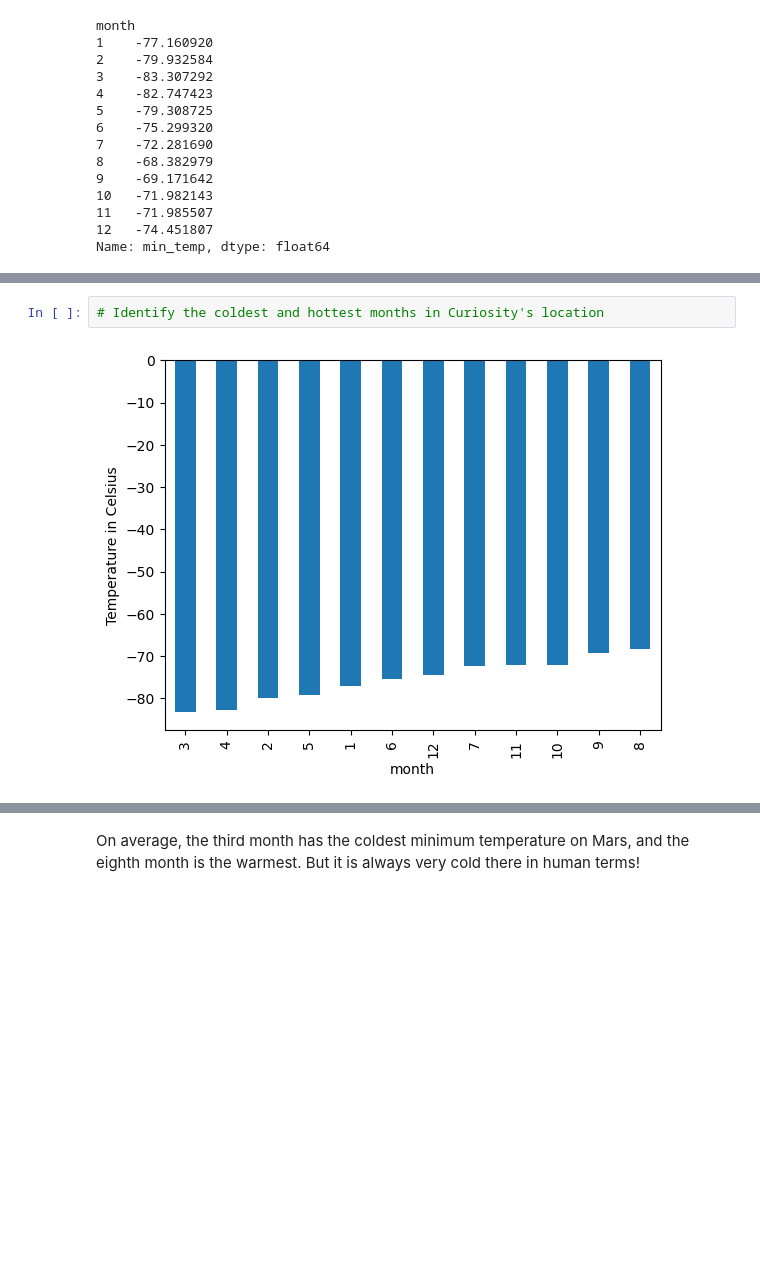
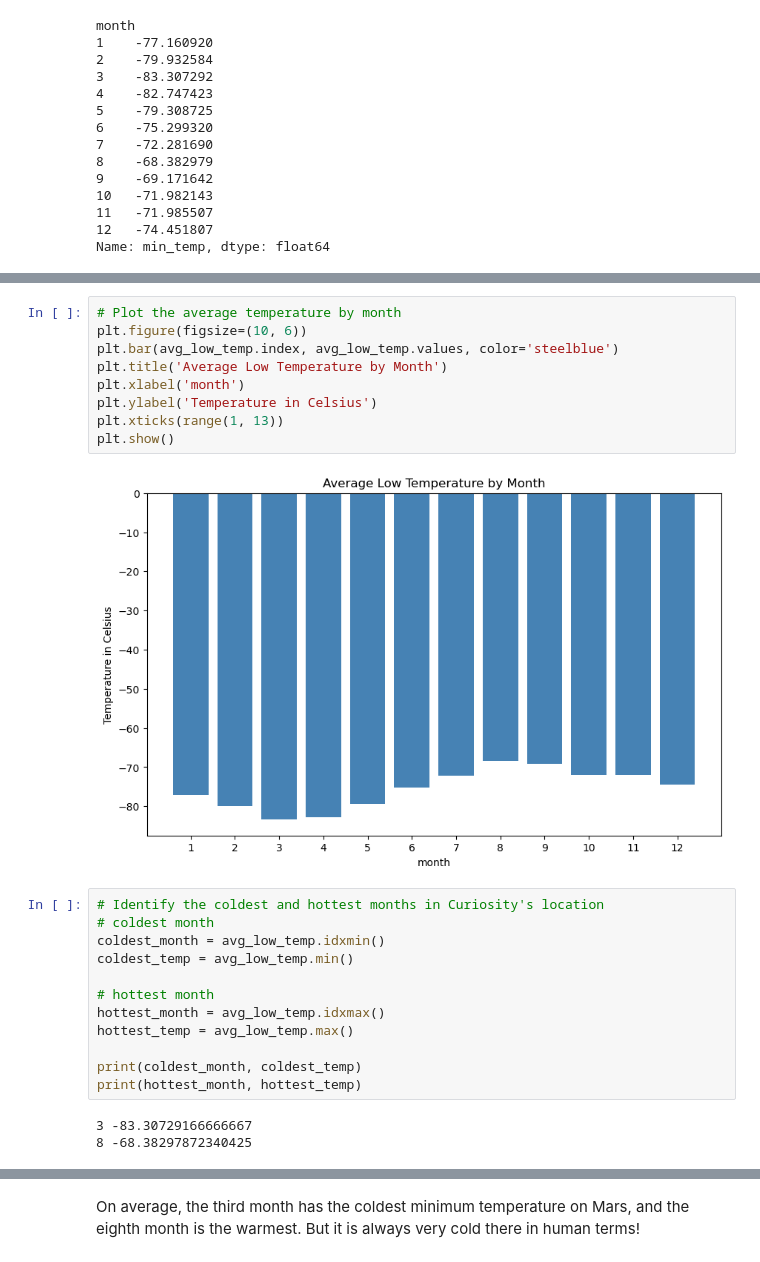
Before and after one commit to teelam1910/data_collection-analysis, a Jupyter notebook: part_2_mars_weather.ipynb, the cells around one changed output, grey strips where cells are left out. Saved outputs shown, nothing was run; the diff lists cells and outputs as text; blank space fills up the shorter version.

```diff
--- a/part_2_mars_weather.ipynb
+++ b/part_2_mars_weather.ipynb
@@ -243,4 +187,26 @@ monthly_totals.index.name = 'month'
+# %%
+# Plot the average temperature by month
+plt.figure(figsize=(10, 6))
+plt.bar(avg_low_temp.index, avg_low_temp.values, color='steelblue')
+plt.title('Average Low Temperature by Month')
+plt.xlabel('month')
+plt.ylabel('Temperature in Celsius')
+plt.xticks(range(1, 13))
+plt.show()
+# %% [output]
+[figure, added]
 # %%
 # Identify the coldest and hottest months in Curiosity's location
+# coldest month
+coldest_month = avg_low_temp.idxmin()
+coldest_temp = avg_low_temp.min()
+
+# hottest month
+hottest_month = avg_low_temp.idxmax()
+hottest_temp = avg_low_temp.max()
+
+print(coldest_month, coldest_temp)
+print(hottest_month, hottest_temp)
 # %% [output]
-[figure, removed]
+3 -83.30729166666667
+8 -68.38297872340425
```
Also changed, not shown: parts of 9 cells of this notebook.
